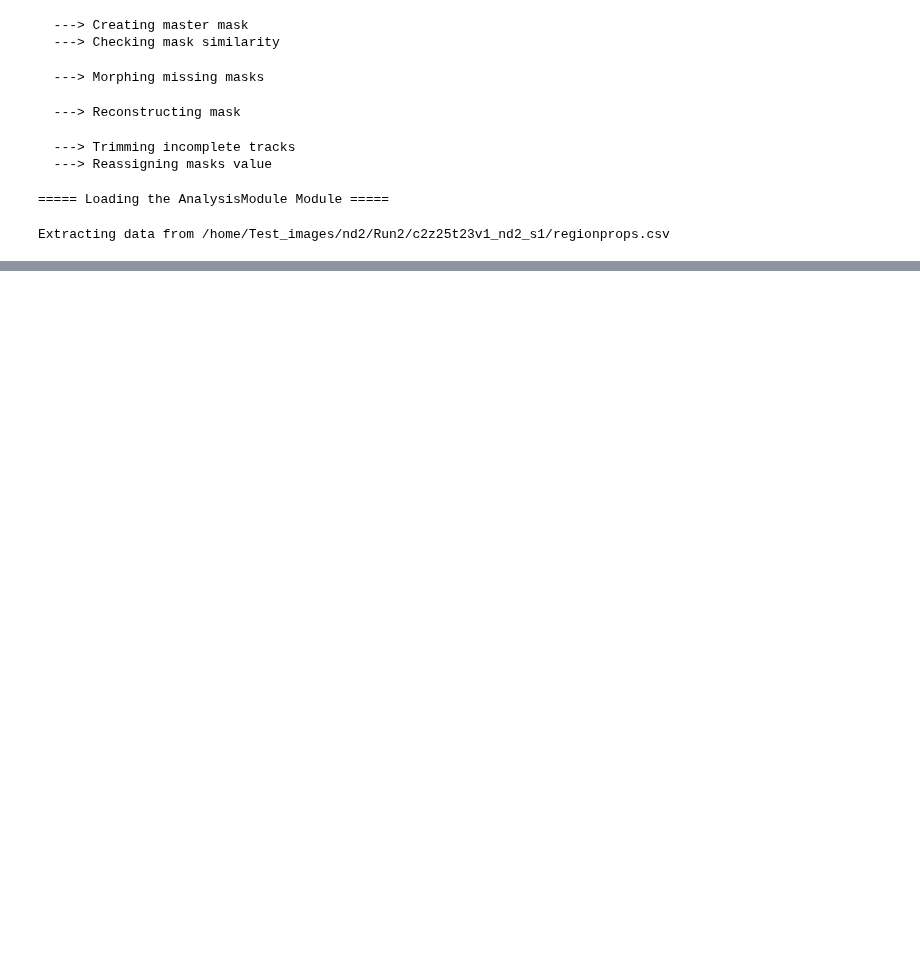
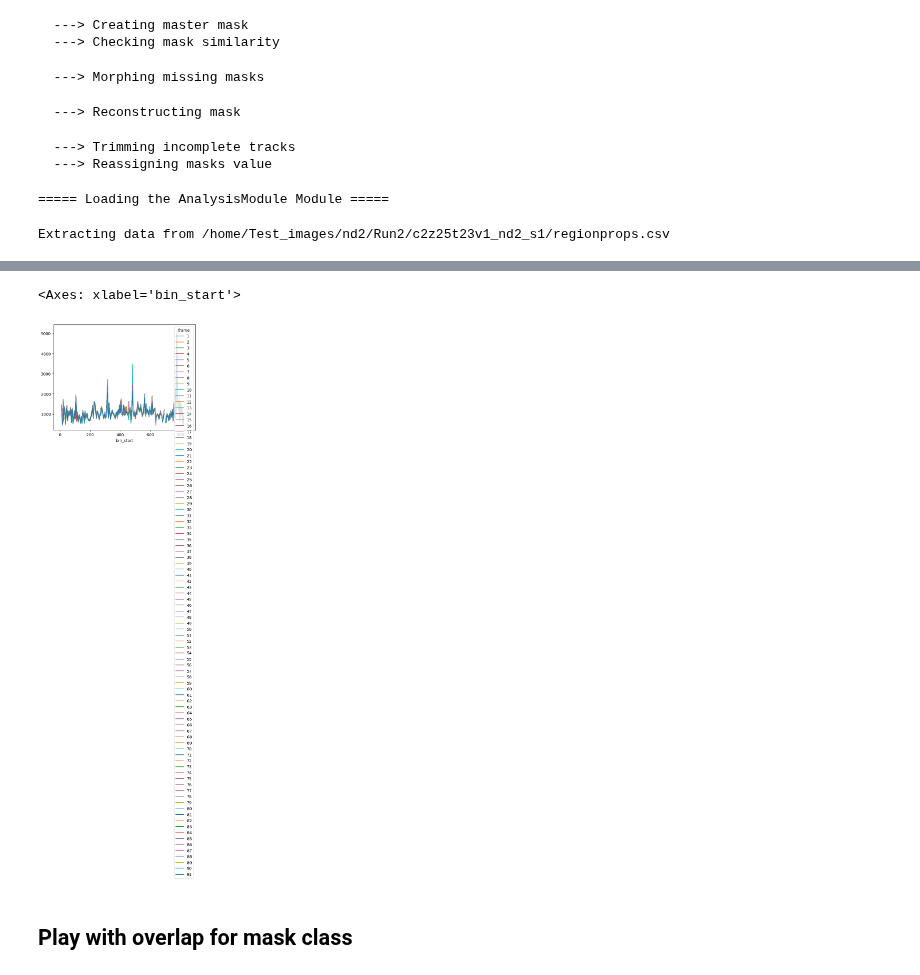
Before and after one commit to BennyGinger/ImageAnalysis_pipeline, a Jupyter notebook: play.ipynb, the cells around one changed output, grey strips where cells are left out. Drawn from its saved outputs; the diff is of its cells as text; code cells hidden in the pictures; blank space fills up the shorter version.

```diff
--- a/play.ipynb
+++ b/play.ipynb
@@ -2013,0 +853,7 @@ Extracting data from /home/Test_images/nd2/Run2/c2z25t23v1_nd2_s1/regionprops.cs
+# %%
+bin_df.plot()
+# %% [output]
+<Axes: xlabel='bin_start'>
+[figure, added]
+# %% [markdown]
+## Play with overlap for mask class
```
Also changed, not shown: parts of 64 cells of this notebook, 5 other files.
